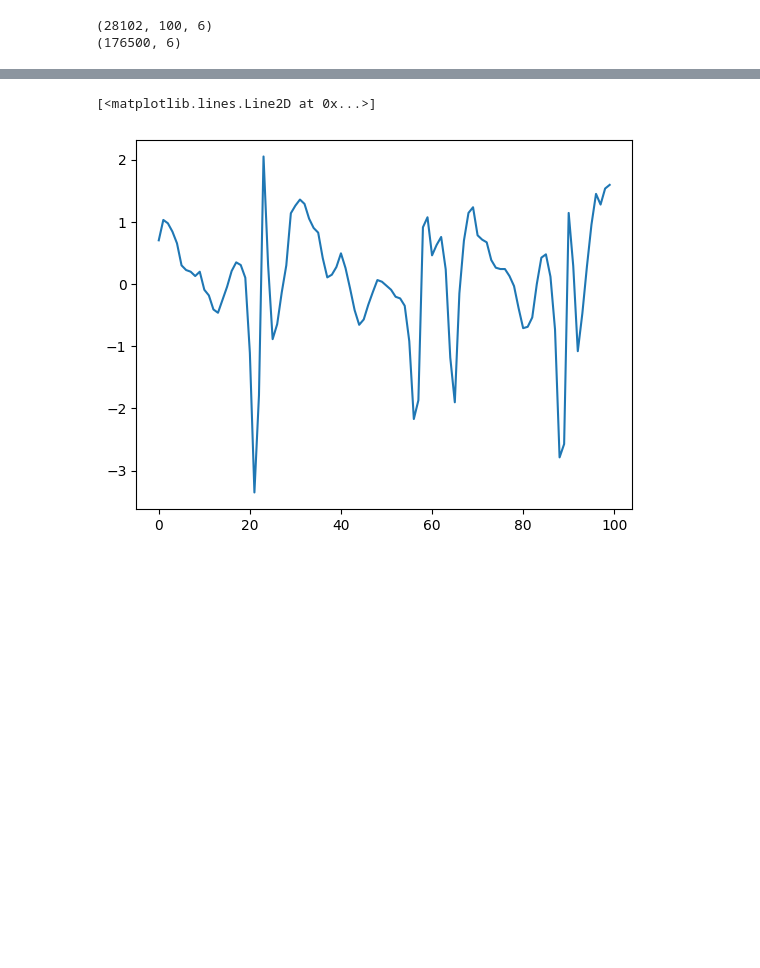
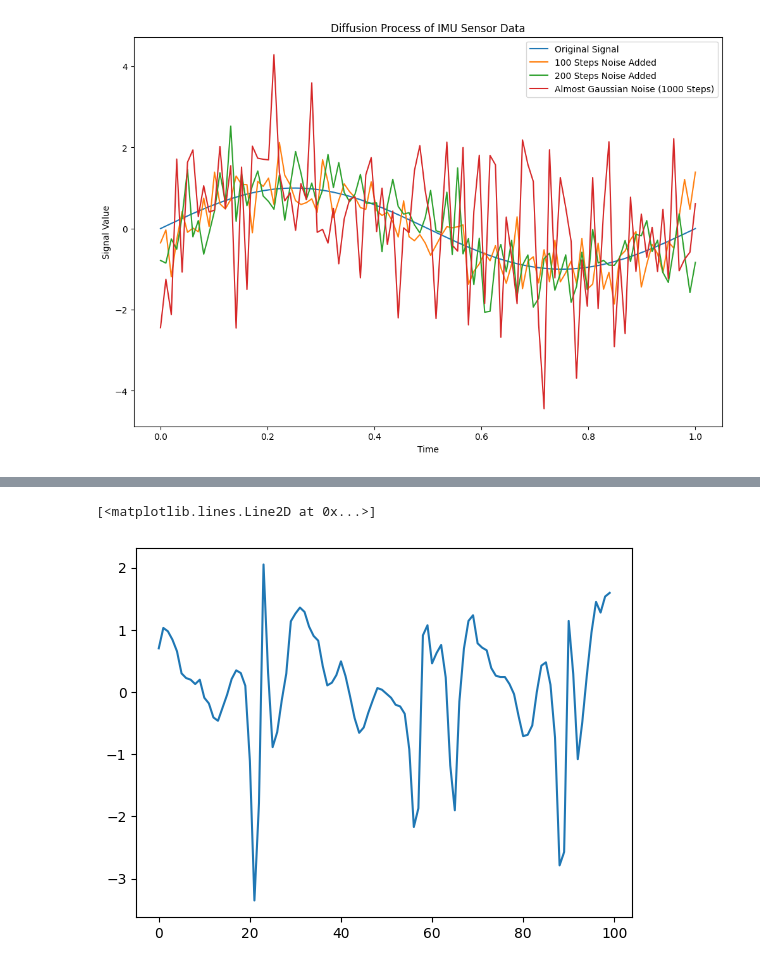
Before and after one commit to walterxx1/sensordiff, a Jupyter notebook: notebooks/analysis_different_freq_domains.ipynb, the cells around one changed output, grey strips where cells are left out. Saved outputs shown, nothing was run; the diff lists cells and outputs as text; code cells hidden in the pictures; blank space fills up the shorter version.

```diff
--- a/notebooks/analysis_different_freq_domains.ipynb
+++ b/notebooks/analysis_different_freq_domains.ipynb
@@ -4,17 +4,50 @@ import h5py
 import matplotlib.pyplot as plt
 import torch
 from sklearn.preprocessing import MinMaxScaler
+# %%
+import numpy as np
+import matplotlib.pyplot as plt
+
+# Step 2: Define the noise-adding function
+def add_noise(signal, noise_scale):
+    noise = np.random.normal(0, noise_scale, len(signal))
+    return signal + noise
+
+# Step 3: Perform diffusion process with specific steps
+def diffusion_process(signal, num_steps, noise_scale):
+    noisy_signal = signal.copy()
+    for _ in range(num_steps):
+        noisy_signal = add_noise(noisy_signal, noise_scale)
+    return noisy_signal
+
+# Visualization
+if __name__ == "__main__":
+    # Original signal is provided externally
+    # original_signal = np.sin(2 * np.pi * np.linspace(0, 1, 100))  # Example placeholder signal
+    original_signal = data_all[100,:,0]
+
+    time = np.linspace(0, 1, len(original_signal))
+
+    # Diffusion process for different steps
+    noise_scale = 0.05  # Scale of added noise
+    signal_100_steps = diffusion_process(original_signal, 100, noise_scale)
+    signal_200_steps = diffusion_process(original_signal, 200, noise_scale)
+    almost_gaussian_signal = diffusion_process(original_signal, 1000, noise_scale)
+
+    # Plot the signals
+    plt.figure(figsize=(12, 8))
+    plt.plot(time, original_signal, label="Original Signal")
+    plt.plot(time, signal_100_steps, label="100 Steps Noise Added")
+    plt.plot(time, signal_200_steps, label="200 Steps Noise Added")
+    plt.plot(time, almost_gaussian_signal, label="Almost Gaussian Noise (1000 Steps)")
+
+    plt.title("Diffusion Process of IMU Sensor Data")
+    plt.xlabel("Time")
+    plt.ylabel("Signal Value")
+    plt.legend()
+    plt.show()
+# %% [output]
+[figure, added]
 # %%
 data_path = '../Datas/uschad_activity_dataset.h5'
-# %%
-with h5py.File(data_path, 'r') as f_r:
-    data_genbylabel = f_r['data_genbylabel'][:]
-    test_sample = data_genbylabel[100,:,1]
-    print(data_genbylabel.shape)
-
-    running_data = f_r['datas']['runningforward'][:]
-    print(running_data.shape)
-# %% [output]
-(28102, 100, 6)
-(176500, 6)
 # %%
```
Also changed, not shown: parts of 9 cells of this notebook, 8 other files.
